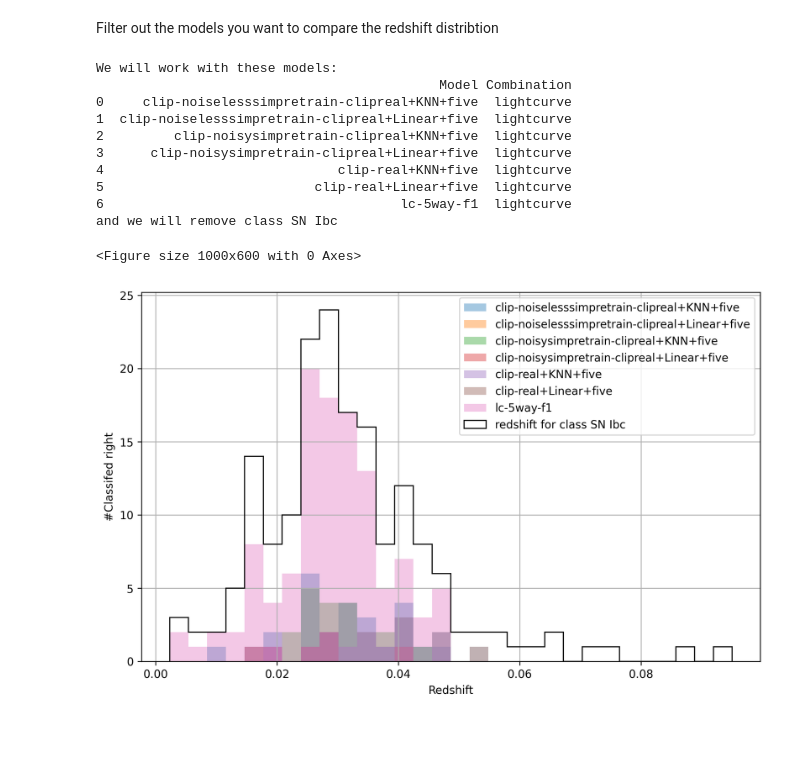
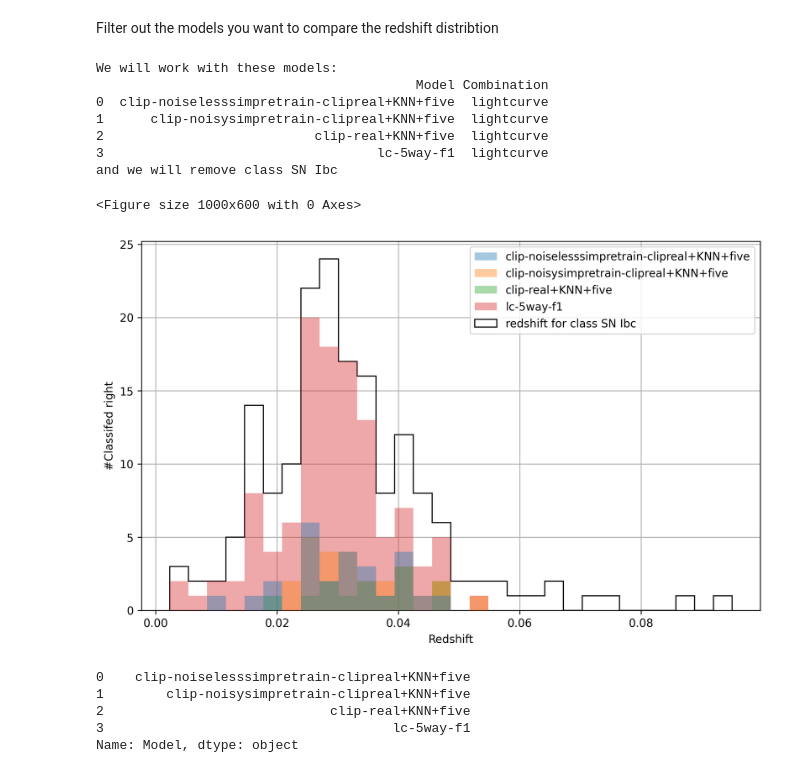
Before and after one commit to ThomasHelfer/multimodal-supernovae, a Jupyter notebook: plot_data.ipynb, the cells around one changed output. Saved outputs shown, nothing was run; the diff lists cells and outputs as text; code cells hidden in the pictures; blank space fills up the shorter version.

```diff
--- a/plot_data.ipynb
+++ b/plot_data.ipynb
@@ -133,6 +116,8 @@ plt.tight_layout()
 # %%
 def filter_elements(df, target_class):
     """
+    Filters the DataFrame to include only rows where the specified target class is present.
+
     Parameters:
     df (pd.DataFrame): The input DataFrame containing model predictions and true labels.
     target_class (float): The target class to filter for.
@@ -157,11 +142,23 @@ def filter_elements(df, target_class):
             for i, true_label in enumerate(row["y_true_label"])
             if true_label == target_class
         ]
+        filtered_lc_data_all = {
+            key: [row["lc_data"][key][i] for i in indices_all]
+            for key in row["lc_data"]
+        } if "lc_data" in row else None
+        filtered_lc_data_pos = {
+            key: [row["lc_data"][key][i] for i in indices_pos_class]
+            for key in row["lc_data"]
+        } if "lc_data" in row else None
+
+
         return {
             "y_pred": [row["y_pred"][i] for i in indices_pos_class],
             "y_true": [row["y_true"][i] for i in indices_pos_class],
             "y_true_label": [row["y_true_label"][i] for i in indices_pos_class],
             "y_pred_all": [row["y_pred_all"][i] for i in indices_all],
+            "lc_data_all": filtered_lc_data_all,
+            "lc_data": filtered_lc_data_pos
         }
 
     # Apply the function to each row in the DataFrame
@@ -170,10 +167,14 @@ def filter_elements(df, target_class):
     # Create a new DataFrame from the filtered data
     result_df = pd.DataFrame(filtered_data.tolist(), index=df.index)
 
+    # Handle the lc_data separately to avoid column overlap
+    lc_data_filtered = result_df.pop('lc_data')
+
     # Combine the filtered arrays back with the original DataFrame
-    final_df = df.drop(columns=["y_pred", "y_true", "y_true_label", "y_pred_all"]).join(
-        result_df
-    )
+    final_df = df.drop(columns=["y_pred", "y_true", "y_true_label", "y_pred_all"]).join(result_df)
+
+    # Add the lc_data back to the final DataFrame
+    final_df['lc_data'] = lc_data_filtered
 
     return final_df.reset_index(drop=True)
 # %% [markdown]
@@ -183,8 +184,15 @@ class_filter = 4.0
 remove_models = [
     "three",
     "3way",
-]  #
-
+    "Linear",
+]
+'''
+remove_models = [
+    "three",
+    "3way",
+    "Linear",
+]
+'''
 lc_merged_classification = merged_classification[
     merged_classification["Combination"] == "lightcurve"
 ]
@@ -216,48 +224,47 @@ print(df_cleaned[["Model", "Combination"]])
 print(f"and we will remove class {class_names[int(class_filter)][0]}")
 # %% [output]
 We will work with these models:
-                                            Model Combination
-0     clip-noiselesssimpretrain-clipreal+KNN+five  lightcurve
-1  clip-noiselesssimpretrain-clipreal+Linear+five  lightcurve
-2         clip-noisysimpretrain-clipreal+KNN+five  lightcurve
-3      clip-noisysimpretrain-clipreal+Linear+five  lightcurve
-4                              clip-real+KNN+five  lightcurve
-5                           clip-real+Linear+five  lightcurve
-6                                      lc-5way-f1  lightcurve
+                                         Model Combination
+0  clip-noiselesssimpretrain-clipreal+KNN+five  lightcurve
+1      clip-noisysimpretrain-clipreal+KNN+five  lightcurve
+2                           clip-real+KNN+five  lightcurve
+3                                   lc-5way-f1  lightcurve
 and we will remove class SN Ibc
 # %%
 # Filter out classes
 filtered_classified = filter_elements(df_cleaned, class_filter)
 
 plt.figure(figsize=(10, 6))
 
 # Determine the number of subplots needed
 fig = plt.figure(figsize=(10, 6), dpi=300)
+total_class_hist = filtered_classified["y_pred_all"][0]
 
-for index, row in filtered_classified.iterrows():
+for i, (index, row) in enumerate(filtered_classified.iterrows()):
     plt.hist(
         row["y_true"],
         bins=30,
         label=row["Model"],
-        range=[min(total_hist), max(total_hist)],
+        range=[min(total_class_hist), max(total_class_hist)],
         alpha=0.4,
+        zorder = 20 -i
     )
 plt.hist(
-    filtered_classified["y_pred_all"][0],
+    total_class_hist,
     color="black",
     edgecolor="black",
     bins=30,
-    range=[min(total_hist), max(total_hist)],
+    range=[min(total_class_hist), max(total_class_hist)],
     label=f"redshift for class {class_names[int(class_filter)][0]}",
     histtype="step",
 )
 plt.xlabel("Redshift")
 plt.ylabel("#Classifed right")
 plt.legend()
 plt.grid(True)
 
 plt.savefig("redshiftmissclass.pdf")
 plt.show()
 # %% [output]
 <Figure size 1000x600 with 0 Axes>
-[figure, old version]
+[figure, new version]
@@ -263,0 +299,8 @@ plt.show()
+# %%
+filtered_classified['Model']
+# %% [output]
+0    clip-noiselesssimpretrain-clipreal+KNN+five
+1        clip-noisysimpretrain-clipreal+KNN+five
+2                             clip-real+KNN+five
+3                                     lc-5way-f1
+Name: Model, dtype: object
```
Also changed, not shown: parts of 10 cells of this notebook.
